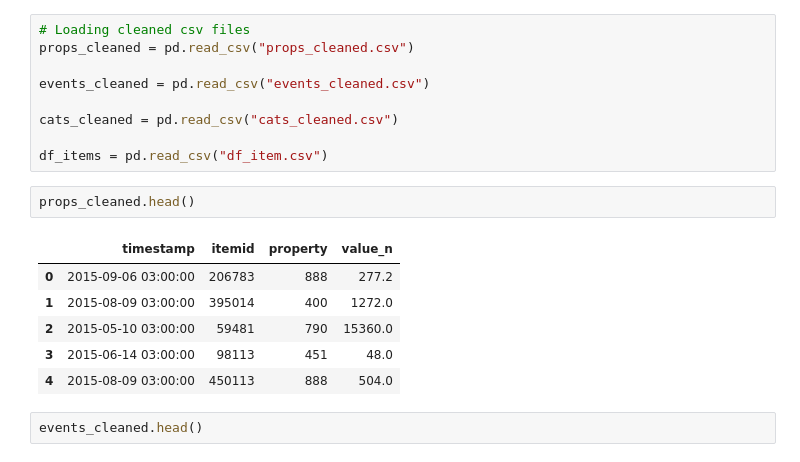
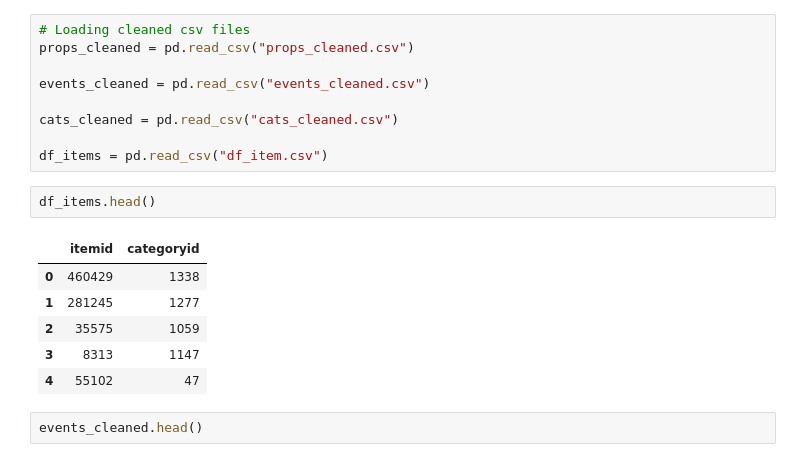
Before and after one commit to llawlaw23/Recommendation-System, a Jupyter notebook: analysis.ipynb, the cells around one changed output. Cells and saved outputs as stored; diff of their text form.

```diff
--- a/analysis.ipynb
+++ b/analysis.ipynb
@@ -283,14 +282,14 @@ cats_cleaned = pd.read_csv("cats_cleaned.csv")
 
 df_items = pd.read_csv("df_item.csv")
 # %%
-props_cleaned.head()
+df_items.head()
 # %% [output]
-|  | timestamp | itemid | property | value_n |
-| 0 | 2015-09-06 03:00:00 | 206783 | 888 | 277.2 |
-| 1 | 2015-08-09 03:00:00 | 395014 | 400 | 1272.0 |
-| 2 | 2015-05-10 03:00:00 | 59481 | 790 | 15360.0 |
-| 3 | 2015-06-14 03:00:00 | 98113 | 451 | 48.0 |
-| 4 | 2015-08-09 03:00:00 | 450113 | 888 | 504.0 |
+|  | itemid | categoryid |
+| 0 | 460429 | 1338 |
+| 1 | 281245 | 1277 |
+| 2 | 35575 | 1059 |
+| 3 | 8313 | 1147 |
+| 4 | 55102 | 47 |
 # %%
 events_cleaned.head()
 # %% [output]
```
Also changed, not shown: parts of 8 cells of this notebook, 1 other file.
